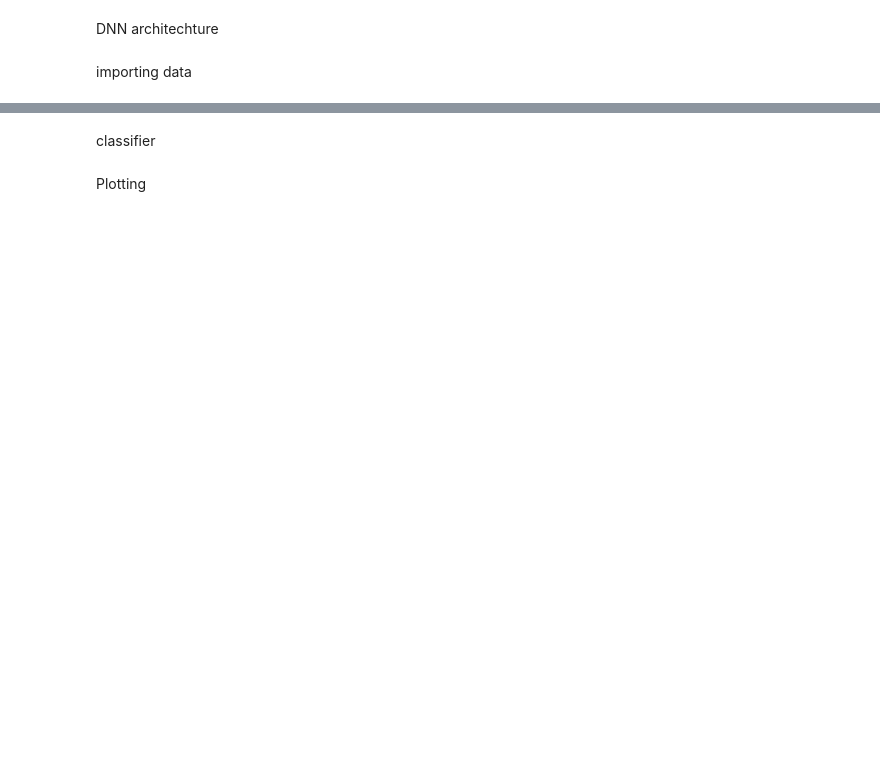
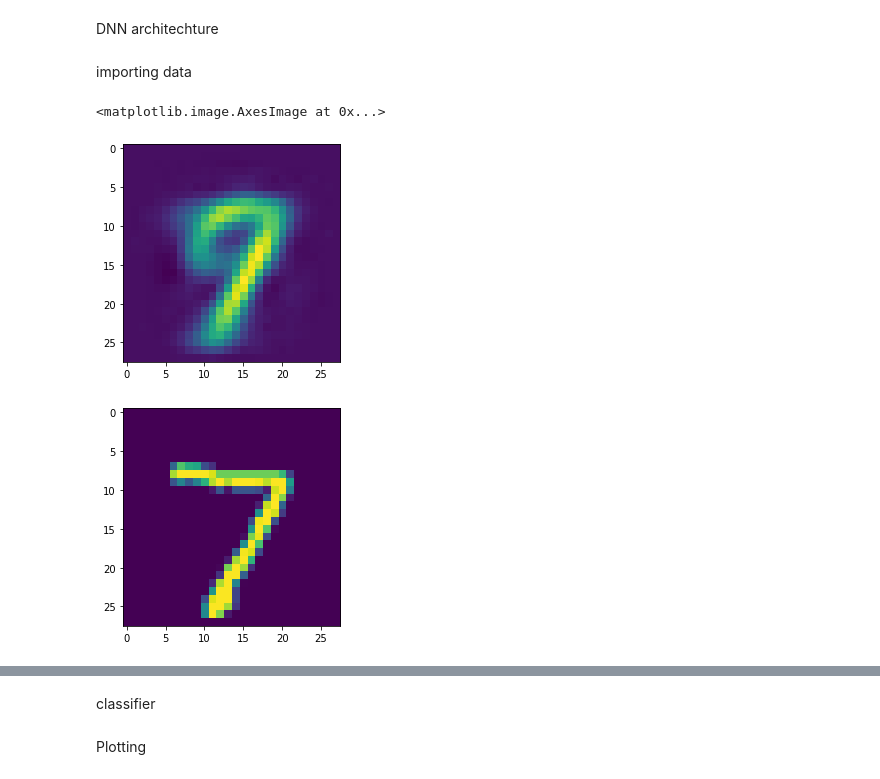
Before and after one commit to mehdi-or/Variational-AE, a Jupyter notebook: Mnist_AE.ipynb, the cells around one changed output, grey strips where cells are left out. Drawn from its saved outputs; the diff is of its cells as text; code cells hidden in the pictures; blank space fills up the shorter version.

```diff
--- a/Mnist_AE.ipynb
+++ b/Mnist_AE.ipynb
@@ -42,8 +38,8 @@ start = time.time()
 # %% [markdown]
 DNN architechture
 # %%
-encoding_dim = 12
-drop = 0.2
+encoding_dim = 2
+drop = 0.02
 activation_BT = 'linear'
 num_epoch = 30
 lr = 1e-4
@@ -80,17 +76,21 @@ importing data
 # %%
 (X_train, y_train), (X_test, y_test) = mnist.load_data()
 X_train = np.reshape(X_train/255,(X_train.shape[0],X_train.shape[1]**2))
 X_test = np.reshape(X_test/255,(X_test.shape[0],X_test.shape[1]**2))
 
 decoder, encoder, Bneck, bn_model = nna(encoding_dim)
-decoder.fit(X_train, X_train, epochs= num_epoch, shuffle=True, validation_data=(X_test,X_test))
+decoder.fit(X_train, X_train, epochs= num_epoch, shuffle=True, validation_data=(X_test,X_test), verbose=0)
 intermediate_layer_model = Model(inputs=decoder.input, outputs=decoder.get_layer('Bneck').output)
 BottleNeck = intermediate_layer_model.predict(X_test)
 bt_features = bn_model.predict(X_test)
 decoded_VT = decoder.predict(X_test)
 s=int(np.sqrt(decoded_VT.shape[1]))
 decoded_VT0=np.reshape(decoded_VT,(decoded_VT.shape[0],s,s))
 X_test0 = np.reshape(X_test,(X_test.shape[0],s,s))
 plt.imshow(decoded_VT0[0,:,:])
 plt.figure(2)
 plt.imshow(X_test0[0,:,:])
+# %% [output]
+<matplotlib.image.AxesImage at 0x...>
+[figure, added]
+[figure, added]
```
Also changed, not shown: parts of 6 cells of this notebook.
